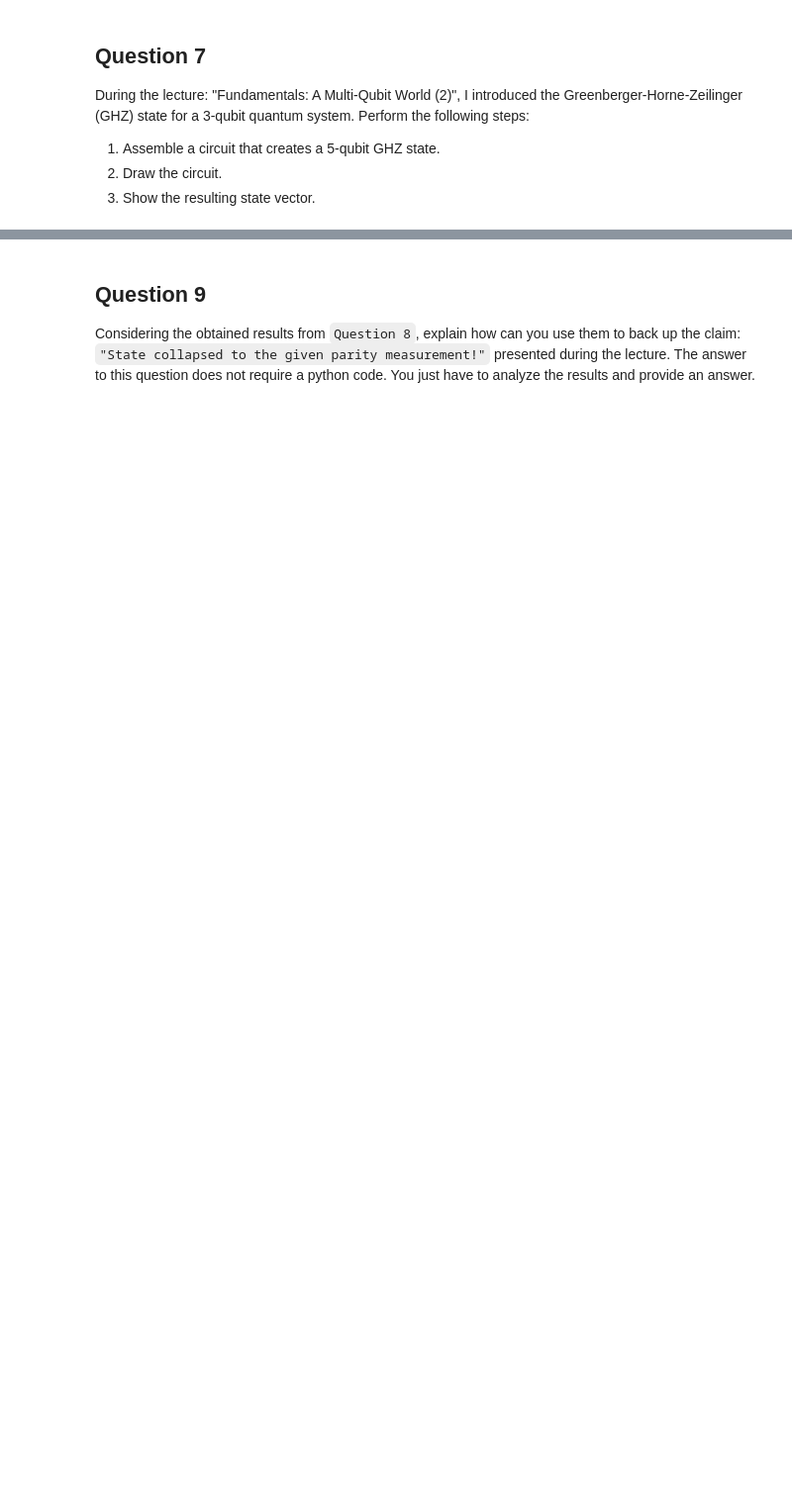
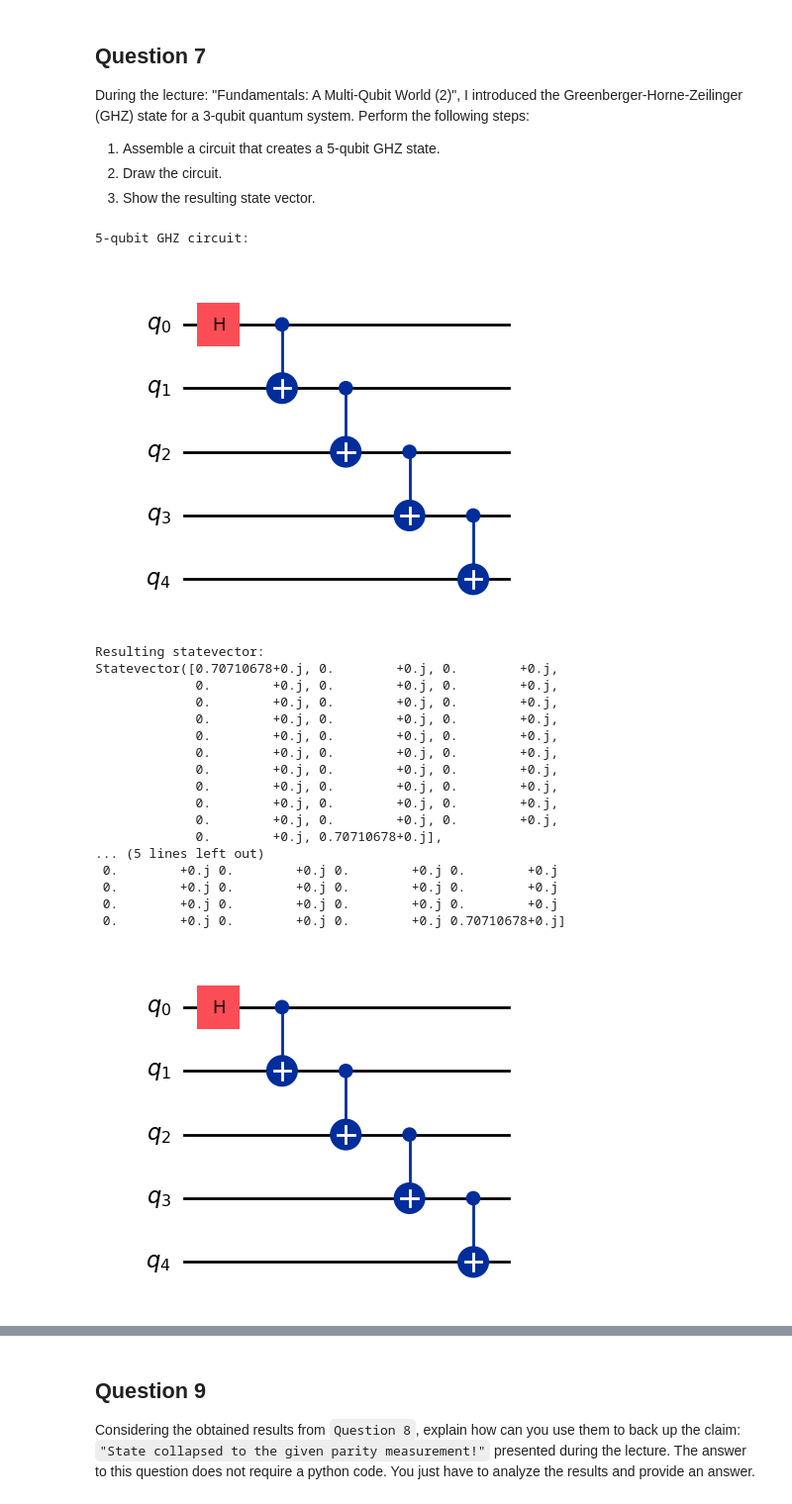
Before and after one commit to RowieK/Quantum-Computing-Minor, a Jupyter notebook: QCI - Assignment5/Assignment5/QCI - Assignment5.ipynb, the cells around one changed output, grey strips where cells are left out. Shown at 99% size. Cells and saved outputs as stored; diff of their text form; code cells hidden in the pictures; blank space fills up the shorter version.

```diff
--- a/QCI - Assignment5/Assignment5/QCI - Assignment5.ipynb
+++ b/QCI - Assignment5/Assignment5/QCI - Assignment5.ipynb
@@ -292,6 +399,48 @@ During the lecture: "Fundamentals: A Multi-Qubit World (2)", I introduced the Gr
 1. Assemble a circuit that creates a 5-qubit GHZ state.
 2. Draw the circuit.
 3. Show the resulting state vector.
+# %%
+from qiskit import QuantumCircuit
+from qiskit.quantum_info import Statevector
+
+# Assemble a 5-qubit GHZ circuit
+qc_7 = QuantumCircuit(5, name="ghz_5")
+qc_7.h(0)
+qc_7.cx(0, 1)
+qc_7.cx(1, 2)
+qc_7.cx(2, 3)
+qc_7.cx(3, 4)
+
+# Draw the circuit
+print("5-qubit GHZ circuit:")
+display(qc_7.draw("mpl"))
+
+# Show resulting state vector
+sv_7 = Statevector.from_instruction(qc_7)
+print("Resulting statevector:")
+print(sv_7)
+print(sv_7.data)
+# %% [output]
+5-qubit GHZ circuit:
+[figure, added]
+Resulting statevector:
+Statevector([0.70710678+0.j, 0.        +0.j, 0.        +0.j,
+             0.        +0.j, 0.        +0.j, 0.        +0.j,
+             0.        +0.j, 0.        +0.j, 0.        +0.j,
+             0.        +0.j, 0.        +0.j, 0.        +0.j,
+             0.        +0.j, 0.        +0.j, 0.        +0.j,
+             0.        +0.j, 0.        +0.j, 0.        +0.j,
+             0.        +0.j, 0.        +0.j, 0.        +0.j,
+             0.        +0.j, 0.        +0.j, 0.        +0.j,
+             0.        +0.j, 0.        +0.j, 0.        +0.j,
+             0.        +0.j, 0.        +0.j, 0.        +0.j,
+             0.        +0.j, 0.70710678+0.j],
+... (5 lines left out)
+ 0.        +0.j 0.        +0.j 0.        +0.j 0.        +0.j
+ 0.        +0.j 0.        +0.j 0.        +0.j 0.        +0.j
+ 0.        +0.j 0.        +0.j 0.        +0.j 0.        +0.j
+ 0.        +0.j 0.        +0.j 0.        +0.j 0.70710678+0.j]
+[figure, added]
 # %% [markdown]
 ## Question 8
 
```
Also changed, not shown: parts of 8 cells of this notebook.
